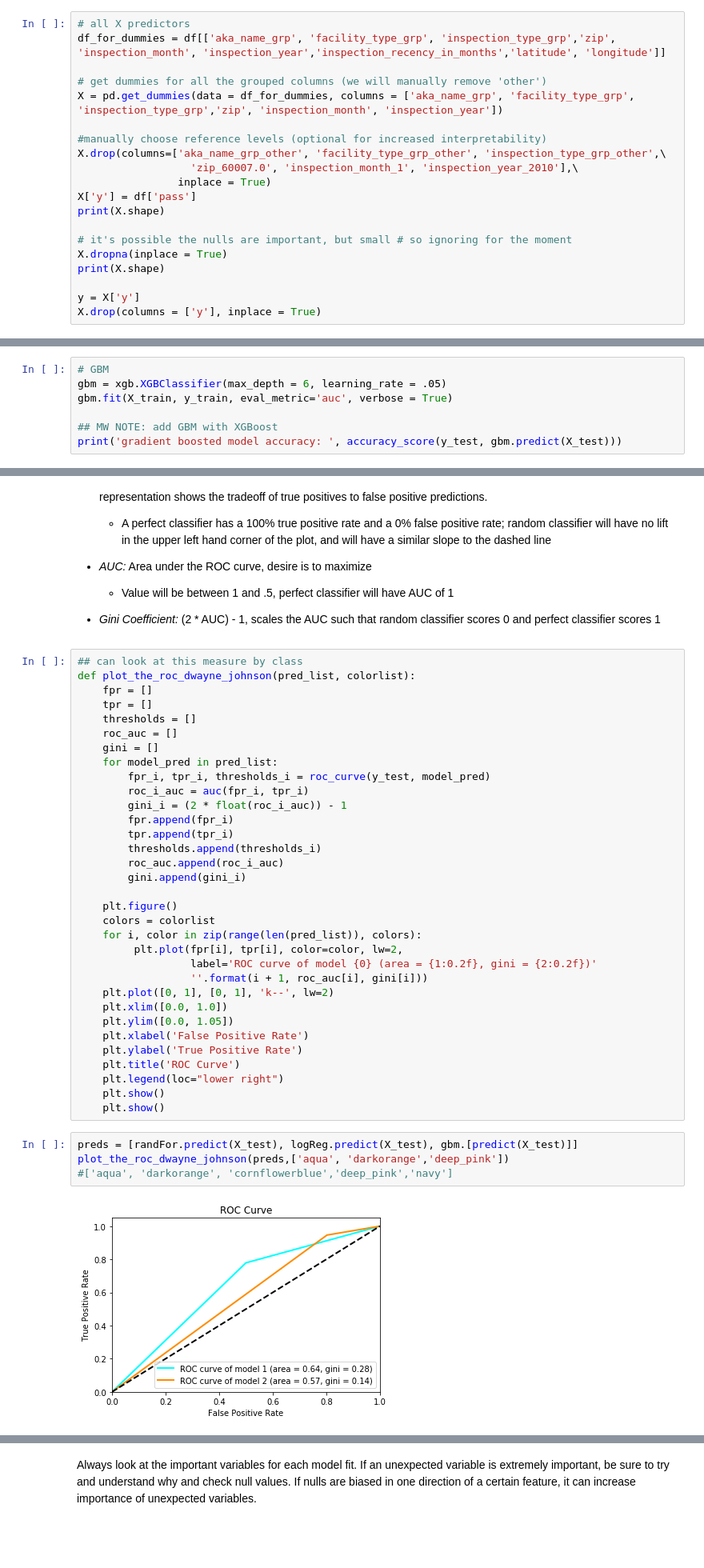
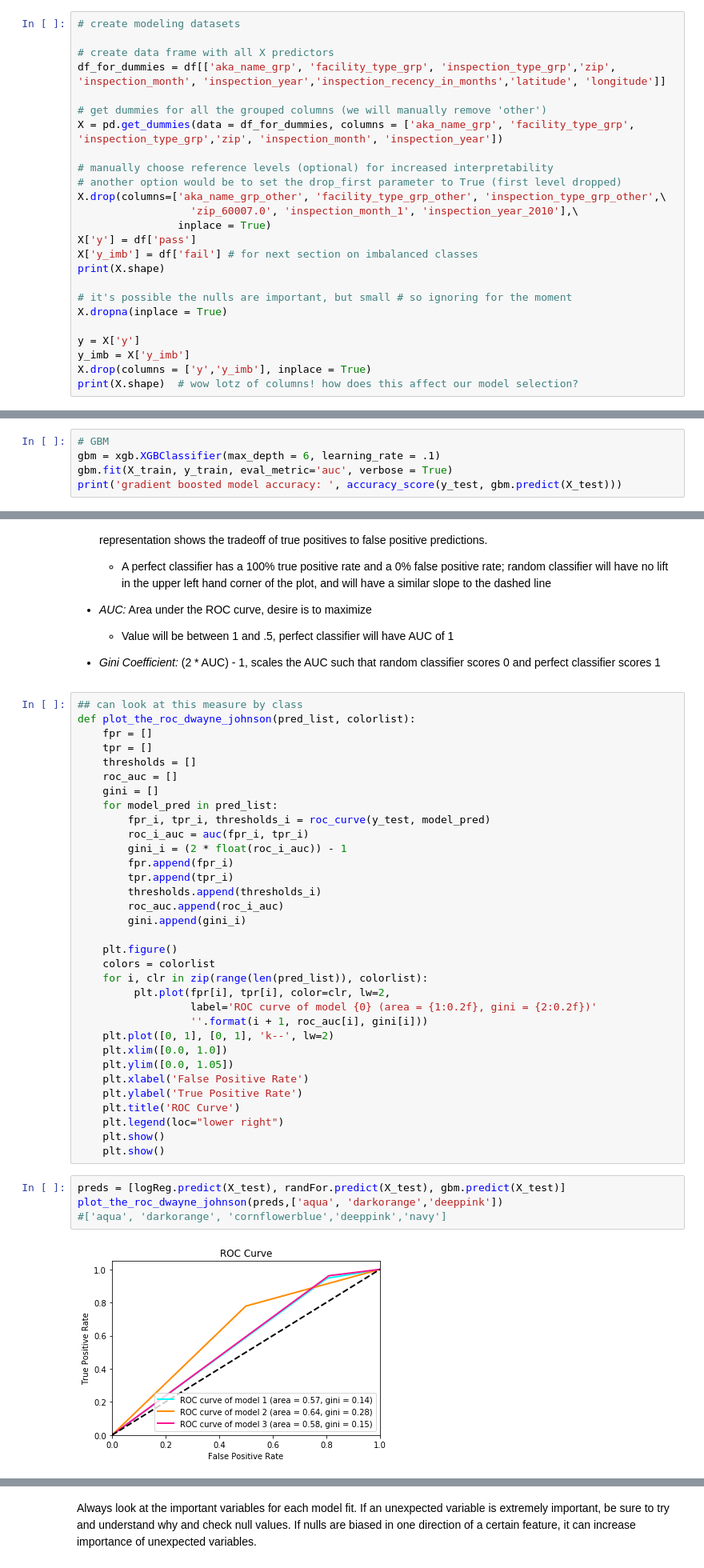
Before and after one commit to lowenteresa/wids-brownbag-model-selection-and-eval-101, a Jupyter notebook: wids-model-selection-eval-brownbag-101.ipynb, the cells around one changed output, grey strips where cells are left out. Shown: that part at 80% size. Cells and saved outputs as stored; diff of their text form; blank space fills up the shorter version.

```diff
--- a/wids-model-selection-eval-brownbag-101.ipynb
+++ b/wids-model-selection-eval-brownbag-101.ipynb
@@ -210,23 +226,28 @@ Name: inspection_type_grp, dtype: int64]
 | 9 | 2240266 | 7-ELEVEN DOMY CORP | 7-ELEVEN | 59087.0 | Grocery Store | Risk 2 (Medium) | 5562 N LINCOLN AVE | CHICAGO | IL | ... |
 10 rows × 25 columns
 # %%
-# all X predictors
+# create modeling datasets
+
+# create data frame with all X predictors
 df_for_dummies = df[['aka_name_grp', 'facility_type_grp', 'inspection_type_grp','zip', 'inspection_month', 'inspection_year','inspection_recency_in_months','latitude', 'longitude']]
 
 # get dummies for all the grouped columns (we will manually remove 'other')
 X = pd.get_dummies(data = df_for_dummies, columns = ['aka_name_grp', 'facility_type_grp', 'inspection_type_grp','zip', 'inspection_month', 'inspection_year'])
 
-#manually choose reference levels (optional for increased interpretability)
+# manually choose reference levels (optional) for increased interpretability
+# another option would be to set the drop_first parameter to True (first level dropped)
 X.drop(columns=['aka_name_grp_other', 'facility_type_grp_other', 'inspection_type_grp_other',\
                   'zip_60007.0', 'inspection_month_1', 'inspection_year_2010'],\
                 inplace = True)
 X['y'] = df['pass']
+X['y_imb'] = df['fail'] # for next section on imbalanced classes
 print(X.shape)
 
 # it's possible the nulls are important, but small # so ignoring for the moment
 X.dropna(inplace = True)
-print(X.shape)
 
 y = X['y']
-X.drop(columns = ['y'], inplace = True)
+y_imb = X['y_imb']
+X.drop(columns = ['y','y_imb'], inplace = True)
+print(X.shape)  # wow lotz of columns! how does this affect our model selection?
 # %% [output]
@@ -300,8 +383,6 @@ random forest accuracy:  0.6894867363042008
 # %%
 # GBM
-gbm = xgb.XGBClassifier(max_depth = 6, learning_rate = .05)
+gbm = xgb.XGBClassifier(max_depth = 6, learning_rate = .1)
 gbm.fit(X_train, y_train, eval_metric='auc', verbose = True)
-
-## MW NOTE: add GBM with XGBoost
 print('gradient boosted model accuracy: ', accuracy_score(y_test, gbm.predict(X_test)))
 # %% [output]
@@ -373,8 +462,8 @@ def plot_the_roc_dwayne_johnson(pred_list, colorlist):
 
     plt.figure()
     colors = colorlist
-    for i, color in zip(range(len(pred_list)), colors):
-         plt.plot(fpr[i], tpr[i], color=color, lw=2,
+    for i, clr in zip(range(len(pred_list)), colorlist):
+         plt.plot(fpr[i], tpr[i], color=clr, lw=2,
                   label='ROC curve of model {0} (area = {1:0.2f}, gini = {2:0.2f})'
                   ''.format(i + 1, roc_auc[i], gini[i]))
     plt.plot([0, 1], [0, 1], 'k--', lw=2)
@@ -387,11 +476,11 @@ def plot_the_roc_dwayne_johnson(pred_list, colorlist):
     plt.show()
     plt.show()
 # %%
-preds = [randFor.predict(X_test), logReg.predict(X_test), gbm.[predict(X_test)]]
-plot_the_roc_dwayne_johnson(preds,['aqua', 'darkorange','deep_pink'])
-#['aqua', 'darkorange', 'cornflowerblue','deep_pink','navy']
+preds = [logReg.predict(X_test), randFor.predict(X_test), gbm.predict(X_test)]
+plot_the_roc_dwayne_johnson(preds,['aqua', 'darkorange','deeppink'])
+#['aqua', 'darkorange', 'cornflowerblue','deeppink','navy']
 # %% [output]
-[figure, old version]
+[figure, new version]
 # %% [markdown]
 **Model Interpretation**
 - Now that we have the models, it's time to interpret what they mean! This means answering questions like: which variables are most important to the model? Which variables are least important to the model? Does anything surprise you about the results?
```
Also changed, not shown: parts of 36 cells of this notebook.
